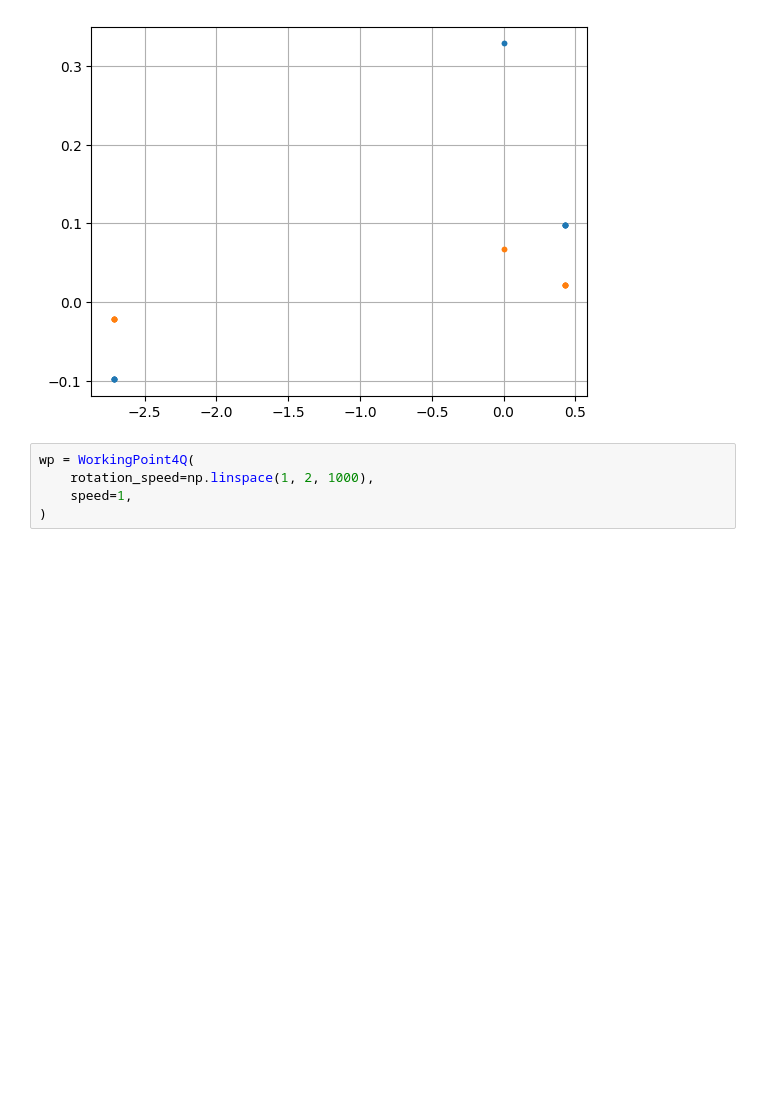
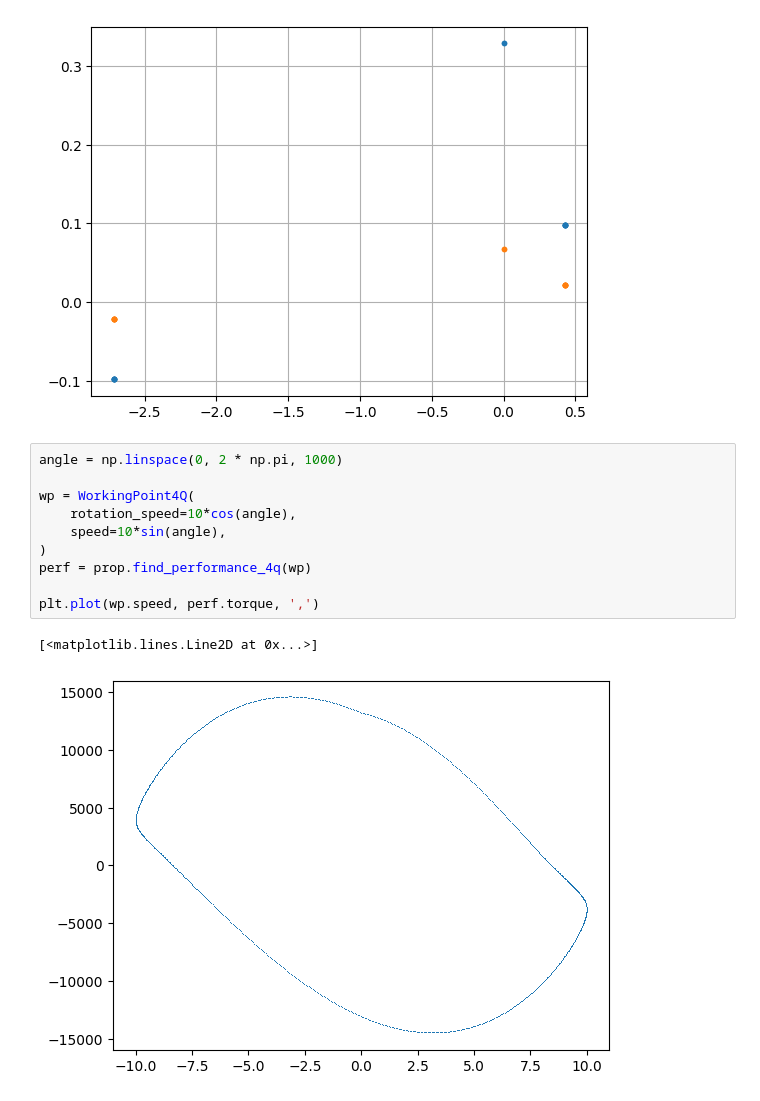
Before and after one commit to GijsB/propy, a Jupyter notebook: scripts/experiment_4q.ipynb, the cells around one changed output. Saved outputs shown, nothing was run; the diff lists cells and outputs as text; blank space fills up the shorter version.

```diff
--- a/scripts/experiment_4q.ipynb
+++ b/scripts/experiment_4q.ipynb
@@ -158,7 +158,15 @@ plt.grid()
 # %% [output]
 [figure]
 # %%
+angle = np.linspace(0, 2 * np.pi, 1000)
+
 wp = WorkingPoint4Q(
-    rotation_speed=np.linspace(1, 2, 1000),
-    speed=1,
+    rotation_speed=10*cos(angle),
+    speed=10*sin(angle),
 )
+perf = prop.find_performance_4q(wp)
+
+plt.plot(wp.speed, perf.torque, ',')
+# %% [output]
+[<matplotlib.lines.Line2D at 0x...>]
+[figure, added]
```
Also changed, not shown: parts of 3 cells of this notebook, 1 other file.
